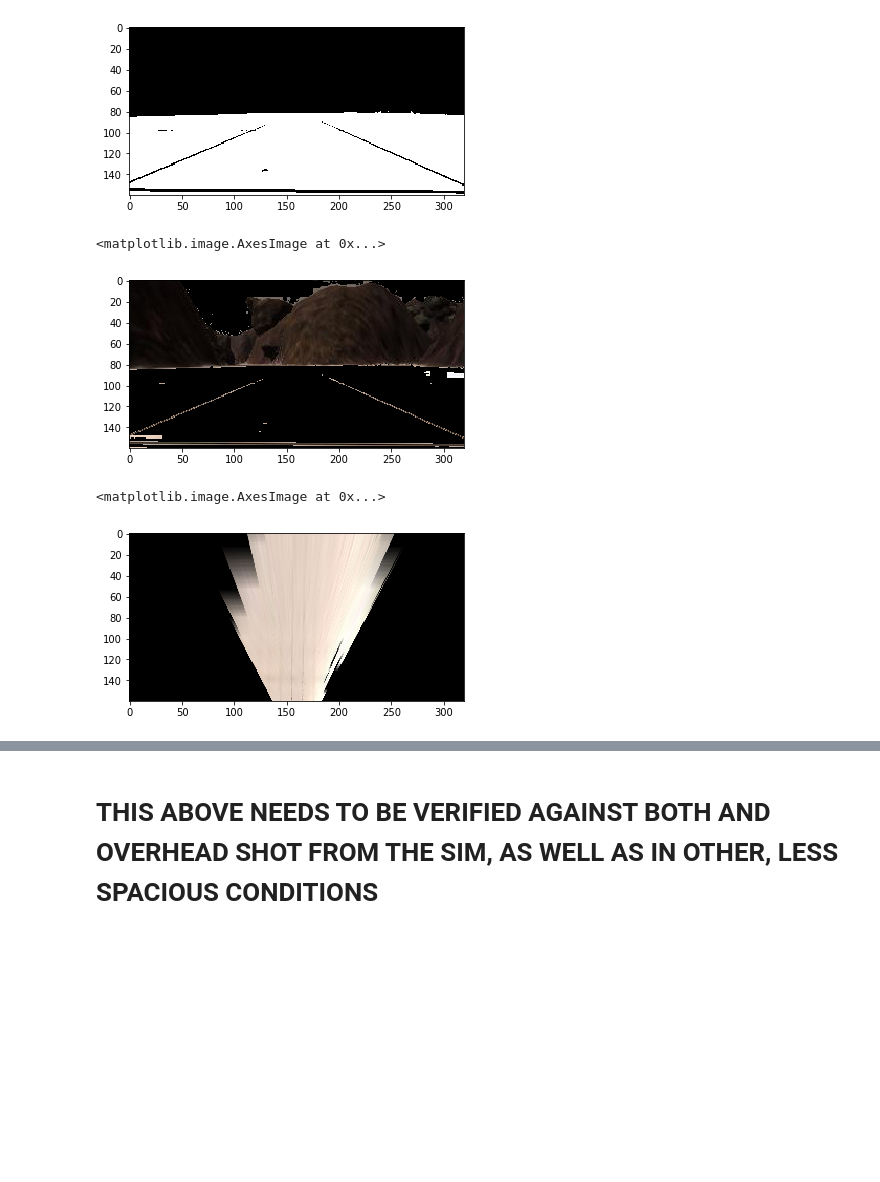
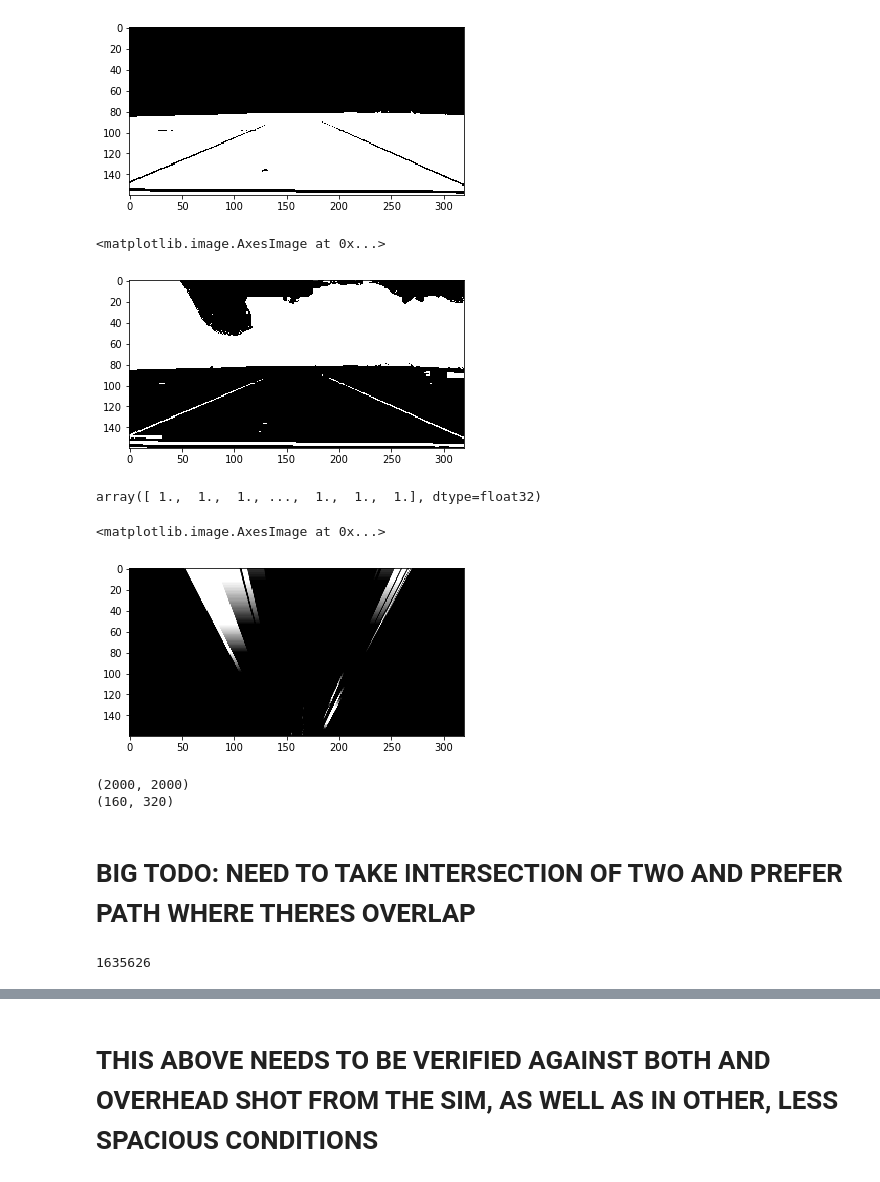
Before and after one commit to d13sl0w/RoboND-Rover-Project, a Jupyter notebook: code/Rover_Scratch_Space.ipynb, the cells around one changed output, grey strips where cells are left out. Drawn from its saved outputs; the diff is of its cells as text; code cells hidden in the pictures; blank space fills up the shorter version.

```diff
--- a/code/Rover_Scratch_Space.ipynb
+++ b/code/Rover_Scratch_Space.ipynb
@@ -62,55 +62,55 @@ plt.imshow(threshed, cmap='gray')
 # %%
 def hsv_color_select(frame):
     # converts image to HSV to ease empirical selection
     #  of color ranges for maskings
     hsv_image = cv2.cvtColor(frame, cv2.COLOR_RGB2HSV)
     lower_trad_hsv = [10.,0.,75.]
     upper_trad_hsv = [70.,18.,100.]
     # gpick uses different scale for HSV values than cv2
     lower_ground = np.array([lower_trad_hsv[0] / 2,(lower_trad_hsv[1] / 100) * 255, (lower_trad_hsv[2] / 100) * 255])
     upper_ground = np.array([upper_trad_hsv[0] / 2,(upper_trad_hsv[1] / 100) * 255, (upper_trad_hsv[2] / 100) * 255])
 
     lower_trad_hsv = [5.,5.,40.]
     upper_trad_hsv = [45.,15.,60.]
     # gpick uses different scale for HSV values than cv2
     lower_sky = np.array([lower_trad_hsv[0] / 2,(lower_trad_hsv[1] / 100) * 255, (lower_trad_hsv[2] / 100) * 255])
     upper_sky = np.array([upper_trad_hsv[0] / 2,(upper_trad_hsv[1] / 100) * 255, (upper_trad_hsv[2] / 100) * 255])
 
-    ground_mask = cv2.inRange(hsv_image, lower_ground, upper_ground)
-    sky_mask = cv2.inRange(hsv_image, lower_sky, upper_sky)
+    ground_mask = cv2.inRange(hsv_image, lower_ground, upper_ground).astype(np.bool)
+    sky_mask = cv2.inRange(hsv_image, lower_sky, upper_sky).astype(np.bool)
 
-    walls_mask = cv2.bitwise_not(cv2.bitwise_or(ground_mask, sky_mask))
+    walls_mask = np.bitwise_not(np.bitwise_or(ground_mask, sky_mask))
 
-    ground_out = cv2.bitwise_and(frame, frame, mask=ground_mask)
-    walls_out = cv2.bitwise_and(frame, frame, mask=walls_mask)
+#     ground_out = cv2.bitwise_and(frame, frame, mask=ground_mask)
+#     walls_out = cv2.bitwise_and(frame, frame, mask=walls_mask)
 
 
-    return ground_out, walls_out
+#     return ground_out, walls_out
+    return ground_mask.astype(np.float32), walls_mask.astype(np.float32)
 
 ground_masked, walls_masked = hsv_color_select(image)
 
-plt.imshow(walls_masked)
+plt.imshow(walls_masked, cmap='gray')
 # %% [output]
 <matplotlib.image.AxesImage at 0x...>
-[figure, old version]
+[figure, new version]
+# %%
+ground_masked[ground_masked > 0]
+# %% [output]
+array([ 1.,  1.,  1., ...,  1.,  1.,  1.], dtype=float32)
 # %%
 # Define a function to perform a perspective transform
 # I've used the example grid image above to choose source points for the
 # grid cell in front of the rover (each grid cell is 1 square meter in the sim)
-# Define a function to perform a perspective transform
 def perspect_transform(img, src, dst):
-
     M = cv2.getPerspectiveTransform(src, dst)
     warped = cv2.warpPerspective(img, M, (img.shape[1], img.shape[0]))# keep same size as input image
-
     return warped
-
 
 # Define calibration box in source (actual) and destination (desired) coordinates
 # These source and destination points are defined to warp the image
 # to a grid where each 10x10 pixel square represents 1 square meter
 # The destination box will be 2*dst_size on each side
-
 map_grid_side = 10
 dst_size = map_grid_side / 2
 # Set a bottom offset to account for the fact that the bottom of the image
@@ -128,9 +128,25 @@ destination = np.float32([
 ground_warped = perspect_transform(ground_masked, source, destination)
 walls_warped = perspect_transform(walls_masked, source, destination)
 
-plt.imshow(ground_warped)
-plt.imshow(walls_warped)
+plt.imshow(ground_warped, cmap='gray')
+plt.imshow(walls_warped, cmap='gray')
 #scipy.misc.imsave('../output/warped_example.jpg', warped)
 # %% [output]
 <matplotlib.image.AxesImage at 0x...>
-[figure, old version]
+[figure, new version]
+# %%
+# main map, 10 elements per meter simulation world, estimated necessary size, see below for
+#  potential expanding version implementation below
+main_map = np.zeros((4000, 4000, 3), dtype=np.int8)
+origin = (np.int(np.floor(main_map.shape[0] / 2)), np.int(np.floor(main_map.shape[0] / 2)))
+print(origin)
+view_size_x, view_size_y = image.shape[:2]
+x_half = view_size_x / 2
+y_half = view_size_y / 2
+print(view_size_x, view_size_y)
+# plt.imshow(main_map, cmap='gray')
+# %% [output]
+(2000, 2000)
+(160, 320)
+# %% [markdown]
+# BIG TODO: NEED TO TAKE INTERSECTION OF TWO AND PREFER PATH WHERE THERES OVERLAP
@@ -136,0 +161,4 @@ plt.imshow(walls_warped)
+# %%
+main_map[origin[0]-x_half:origin[0]+x_half, origin[1]:origin[1]+y_half*2].sum()
+# %% [output]
+1635626
```
Also changed, not shown: parts of 3 cells of this notebook.
